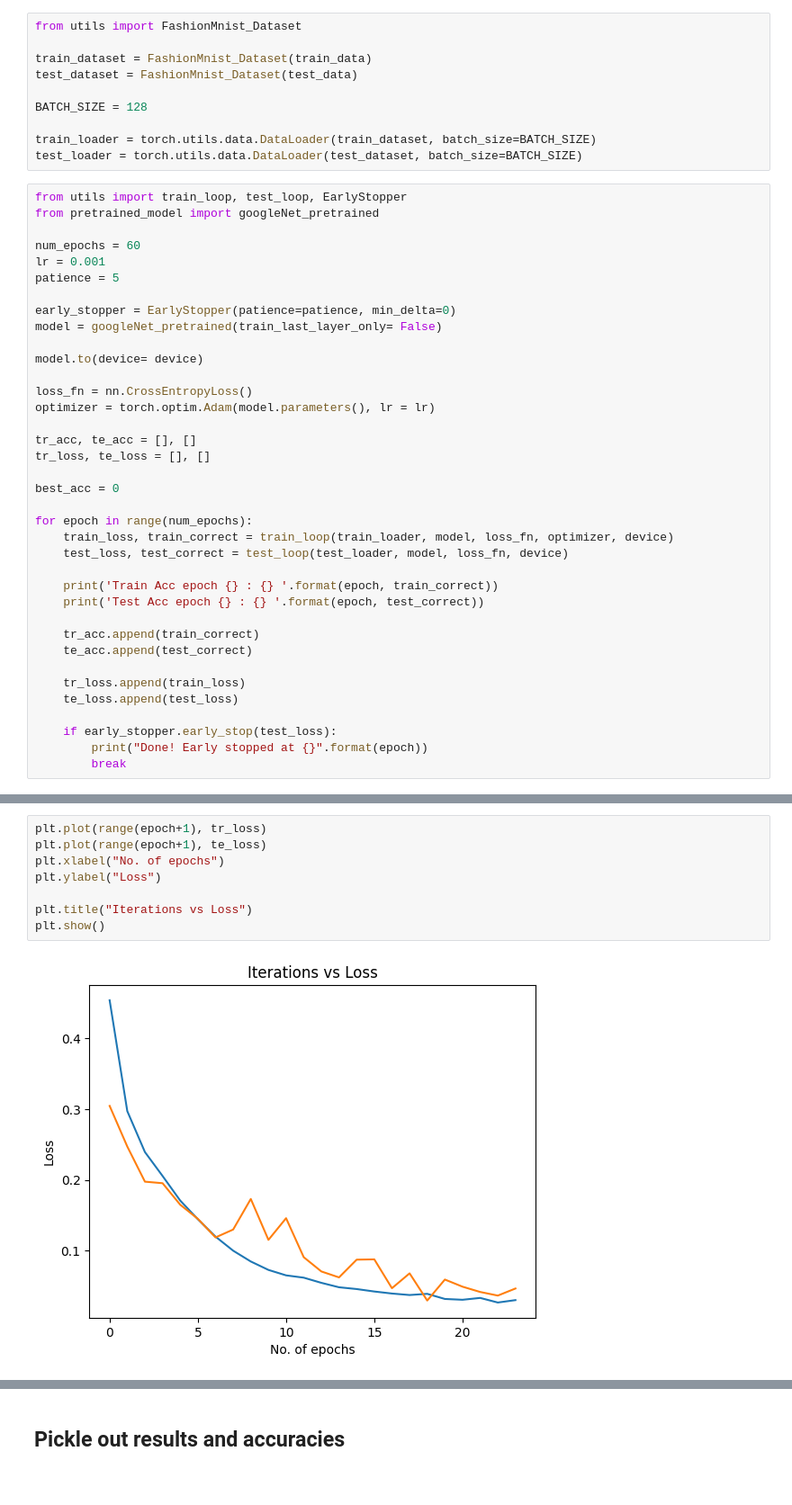
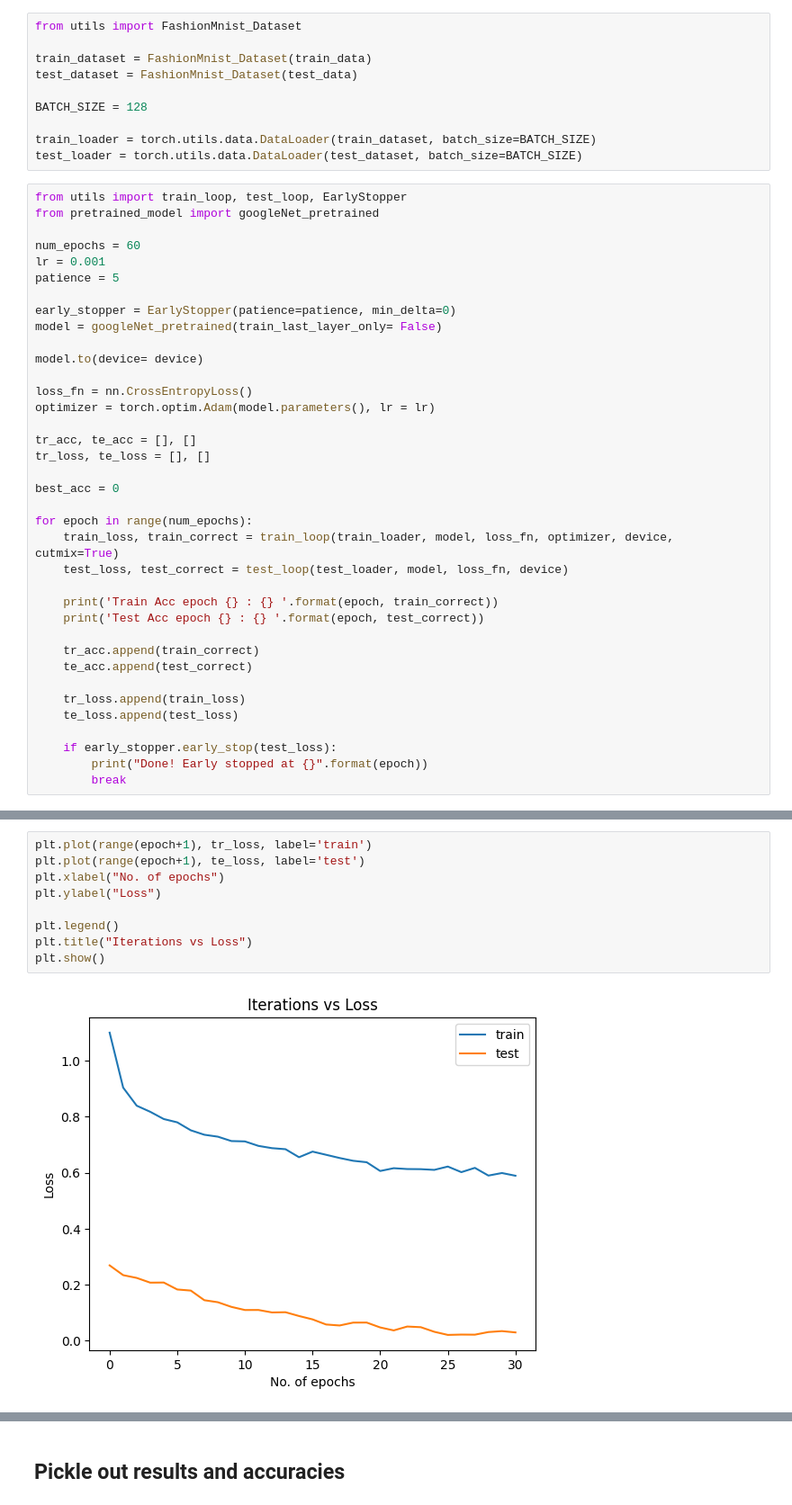
Before and after one commit to normalwalrus/NeuralNetAssignment2, a Jupyter notebook: pretrained_googlenet.ipynb, the cells around one changed output, grey strips where cells are left out. Shown: that part at 90% size. Drawn from its saved outputs; the diff is of its cells as text.

Commit message:
Added more visualisation

```diff
--- a/pretrained_googlenet.ipynb
+++ b/pretrained_googlenet.ipynb
@@ -91,7 +91,7 @@ tr_loss, te_loss = [], []
 best_acc = 0
 
 for epoch in range(num_epochs):
-    train_loss, train_correct = train_loop(train_loader, model, loss_fn, optimizer, device)
+    train_loss, train_correct = train_loop(train_loader, model, loss_fn, optimizer, device, cutmix=True)
     test_loss, test_correct = test_loop(test_loader, model, loss_fn, device)
 
     print('Train Acc epoch {} : {} '.format(epoch, train_correct))
@@ -137,10 +139,11 @@ plt.show()
 # %%
-plt.plot(range(epoch+1), tr_loss)
-plt.plot(range(epoch+1), te_loss)
+plt.plot(range(epoch+1), tr_loss, label='train')
+plt.plot(range(epoch+1), te_loss, label='test')
 plt.xlabel("No. of epochs")
 plt.ylabel("Loss")
 
+plt.legend()
 plt.title("Iterations vs Loss")
 plt.show()
 # %% [output]
-[figure, old version]
+[figure, new version]
```
Also changed, not shown: parts of 6 cells of this notebook, 11 other files.
